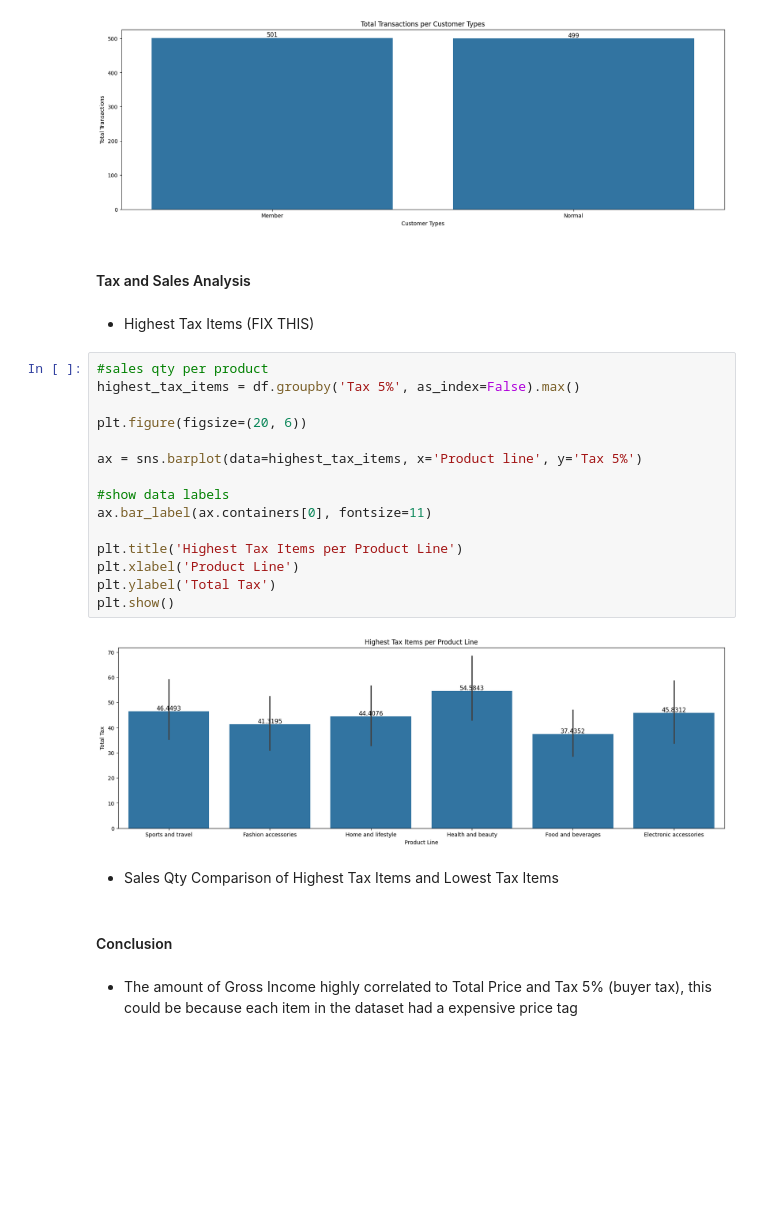
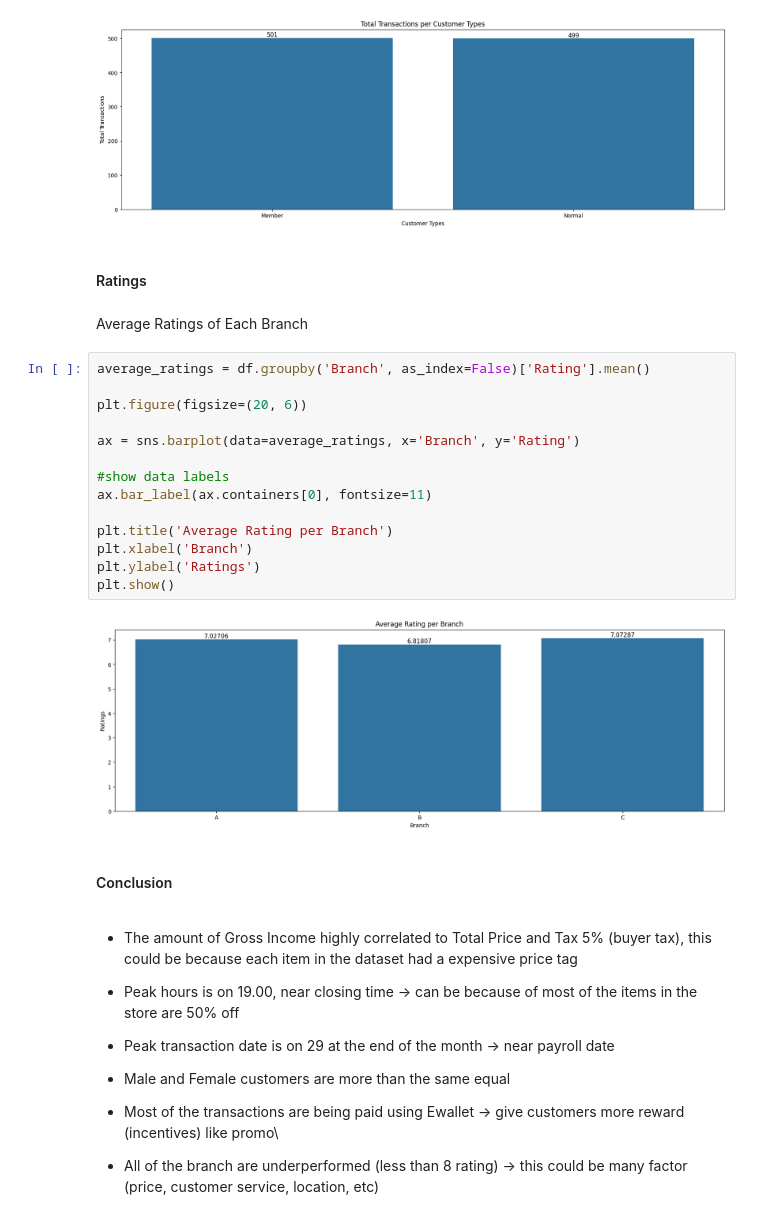
Before and after one commit to rzkybagaskara/Week4_DataAnalyst_IO, a Jupyter notebook: Week4_IO.ipynb, the cells around one changed output. Drawn from its saved outputs; the diff is of its cells as text; blank space fills up the shorter version.

Commit message:
remove tax and add rating analysis instead

```diff
--- a/Week4_IO.ipynb
+++ b/Week4_IO.ipynb
@@ -595,30 +595,37 @@ plt.ylabel('Total Transactions')
 plt.show()
 # %% [output]
 [figure]
-# %% [markdown]
-#### Tax and Sales Analysis
-# %% [markdown]
-- Highest Tax Items (FIX THIS)
+# %% [markdown]
+#### Ratings
+# %% [markdown]
+Average Ratings of Each Branch
 # %%
-#sales qty per product
-highest_tax_items = df.groupby('Tax 5%', as_index=False).max()
+average_ratings = df.groupby('Branch', as_index=False)['Rating'].mean()
 
 plt.figure(figsize=(20, 6))
 
-ax = sns.barplot(data=highest_tax_items, x='Product line', y='Tax 5%')
+ax = sns.barplot(data=average_ratings, x='Branch', y='Rating')
 
 #show data labels
 ax.bar_label(ax.containers[0], fontsize=11)
 
-plt.title('Highest Tax Items per Product Line')
-plt.xlabel('Product Line')
-plt.ylabel('Total Tax')
+plt.title('Average Rating per Branch')
+plt.xlabel('Branch')
+plt.ylabel('Ratings')
 plt.show()
 # %% [output]
-[figure, old version]
+[figure, new version]
-# %% [markdown]
-- Sales Qty Comparison of Highest Tax Items and Lowest Tax Items
 # %% [markdown]
 #### Conclusion
-# %% [markdown]
-- The amount of Gross Income highly correlated to Total Price and Tax 5% (buyer tax), this could be because each item in the dataset had a expensive price tag
+# %% [markdown]
+- The amount of Gross Income highly correlated to Total Price and Tax 5% (buyer tax), this could be because each item in the dataset had a expensive price tag
+
+- Peak hours is on 19.00, near closing time -> can be because of most of the items in the store are 50% off
+
+- Peak transaction date is on 29 at the end of the month -> near payroll date
+
+- Male and Female customers are more than the same equal
+
+- Most of the transactions are being paid using Ewallet -> give customers more reward (incentives) like promo\
+
+- All of the branch are underperformed (less than 8 rating) -> this could be many factor (price, customer service, location, etc)
```
Also changed, not shown: parts of 2 cells of this notebook, 1 other file.
